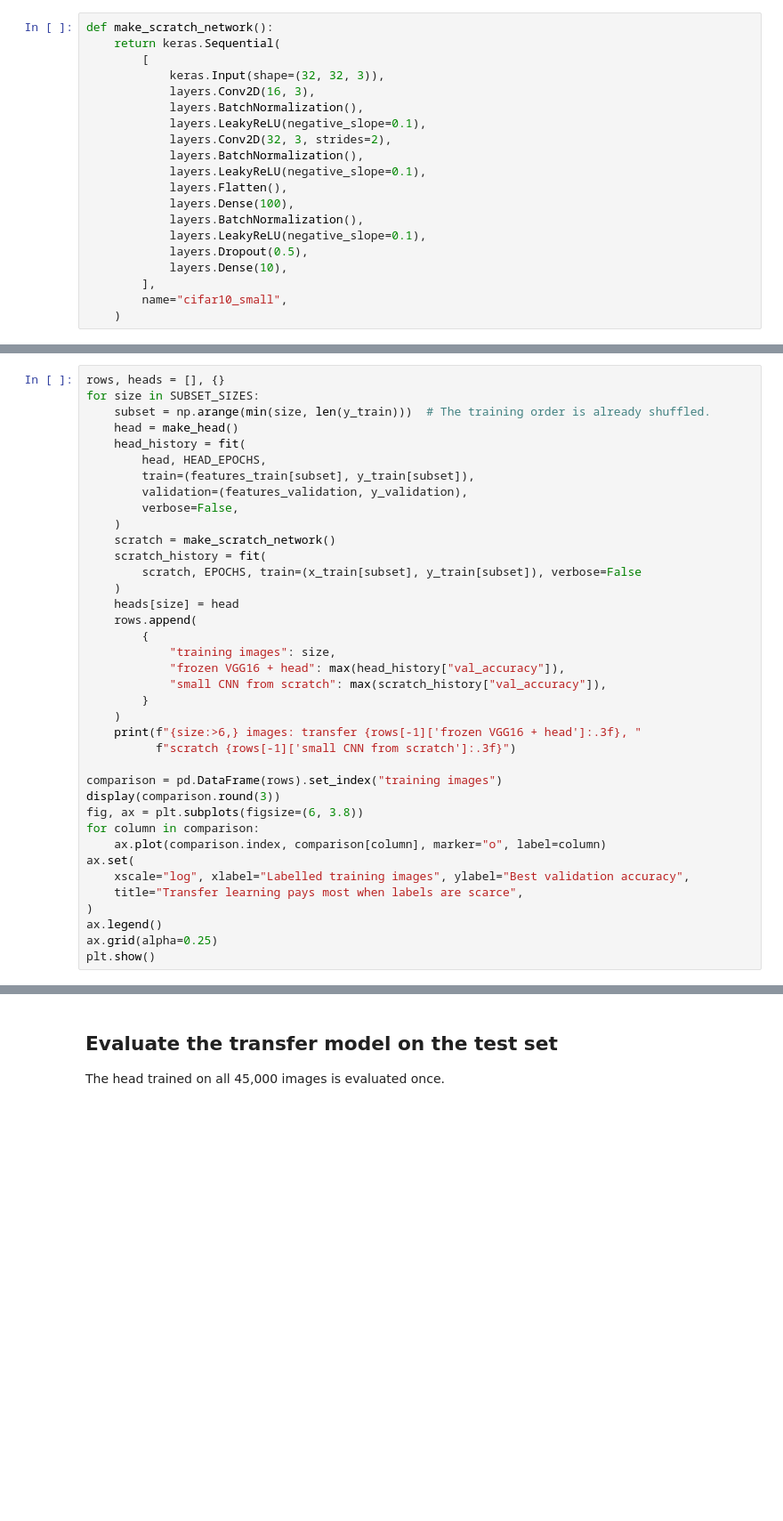
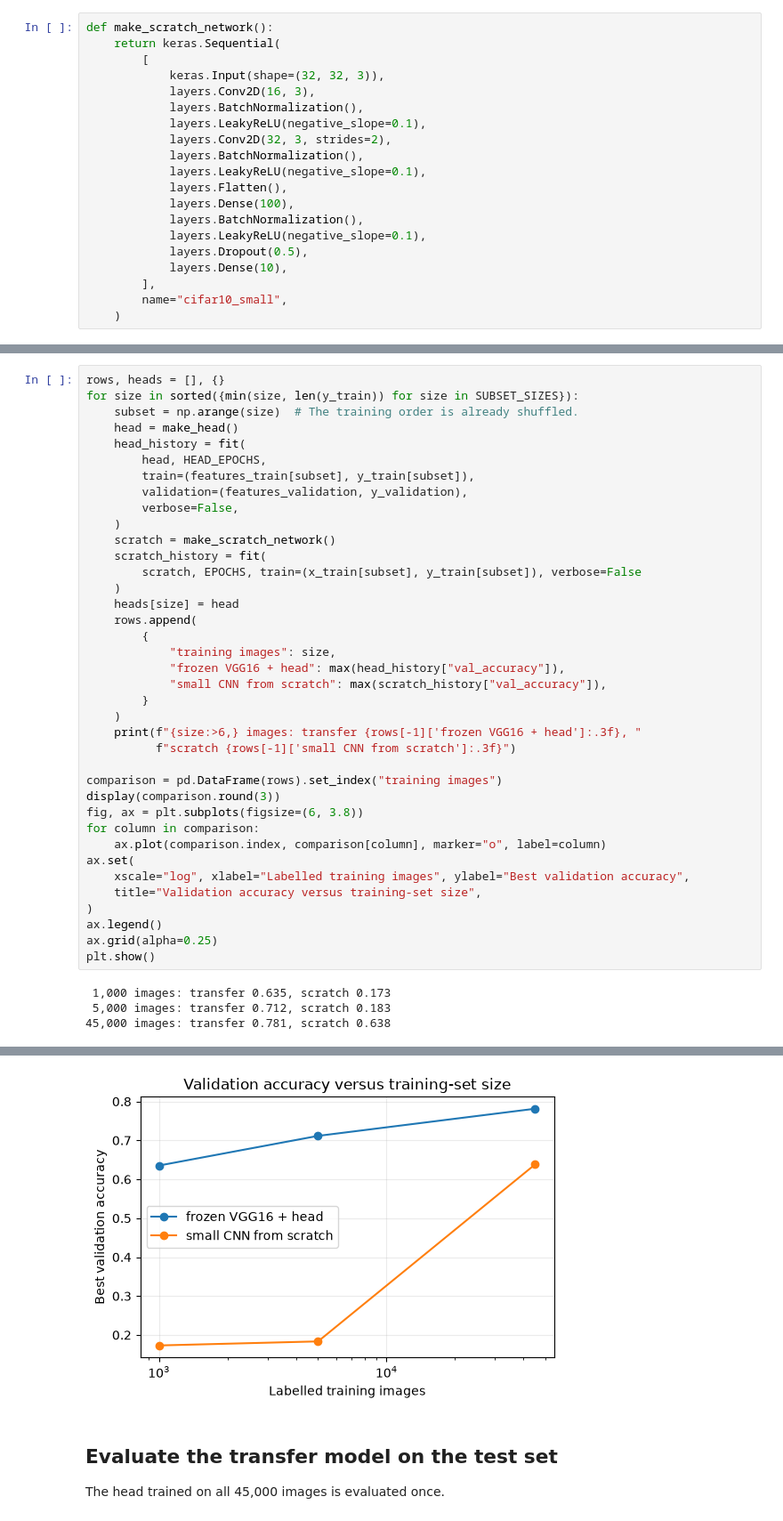
Before and after one commit to SavvasRaptis/helio-data-methods, a Jupyter notebook: general-ml/advanced/transfer-learning/keras/demo.ipynb, the cells around one changed output, grey strips where cells are left out. Shown at 89% size. Cells and saved outputs as stored; diff of their text form; blank space fills up the shorter version.

```diff
--- a/general-ml/advanced/transfer-learning/keras/demo.ipynb
+++ b/general-ml/advanced/transfer-learning/keras/demo.ipynb
@@ -287,7 +299,7 @@ scored on the full validation set. The test set is not used here.
 # %%
 rows, heads = [], {}
-for size in SUBSET_SIZES:
-    subset = np.arange(min(size, len(y_train)))  # The training order is already shuffled.
+for size in sorted({min(size, len(y_train)) for size in SUBSET_SIZES}):
+    subset = np.arange(size)  # The training order is already shuffled.
     head = make_head()
     head_history = fit(
         head, HEAD_EPOCHS,
@@ -317,8 +329,12 @@ for column in comparison:
     ax.plot(comparison.index, comparison[column], marker="o", label=column)
 ax.set(
     xscale="log", xlabel="Labelled training images", ylabel="Best validation accuracy",
-    title="Transfer learning pays most when labels are scarce",
+    title="Validation accuracy versus training-set size",
 )
 ax.legend()
 ax.grid(alpha=0.25)
 plt.show()
+# %% [output]
+ 1,000 images: transfer 0.635, scratch 0.173
+ 5,000 images: transfer 0.712, scratch 0.183
+45,000 images: transfer 0.781, scratch 0.638
@@ -325,3 +346,4 @@ plt.show()
+[figure, added]
 # %% [markdown]
 ## Evaluate the transfer model on the test set
 
```
Also changed, not shown: parts of 11 cells of this notebook, 16 other files.
